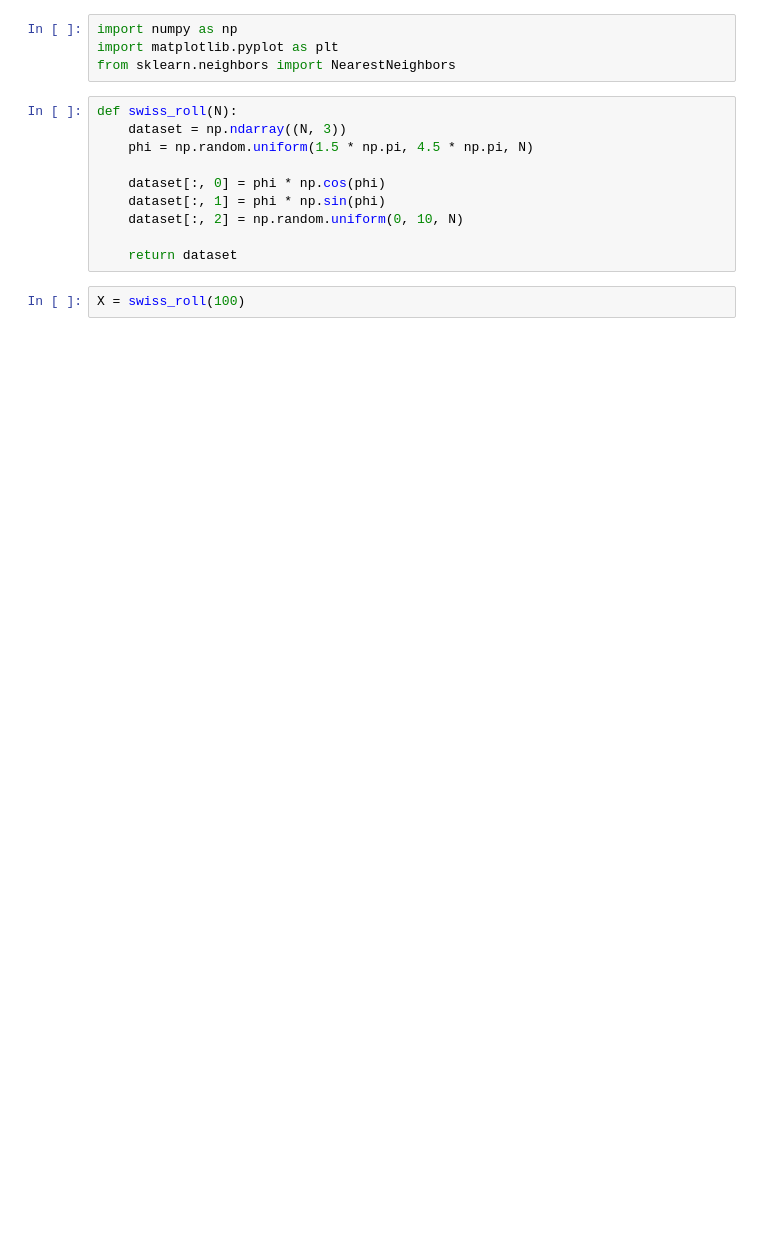
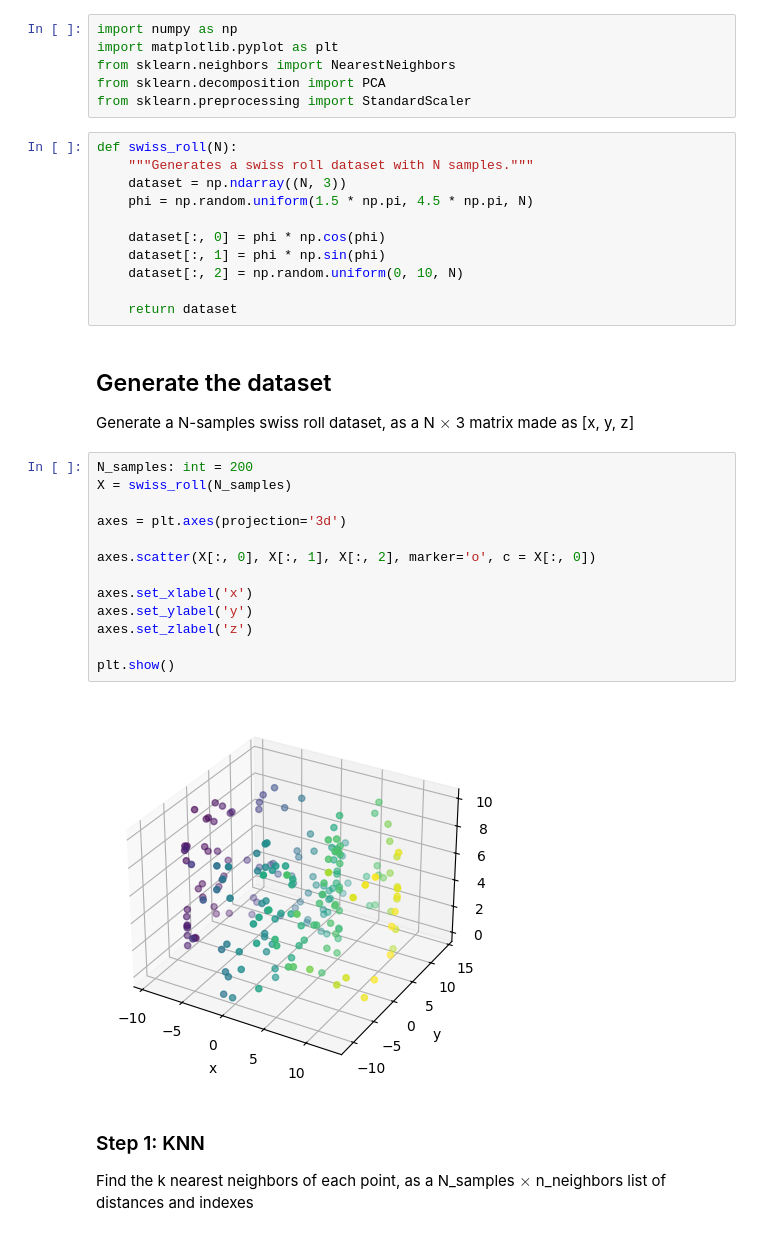
Before and after one commit to LisaDaVinchie/ManifoldSculpting, a Jupyter notebook: src/final_project.ipynb, the cells around one changed output. Cells and saved outputs as stored; diff of their text form; blank space fills up the shorter version.

```diff
--- a/src/final_project.ipynb
+++ b/src/final_project.ipynb
@@ -2,8 +2,11 @@
 import numpy as np
 import matplotlib.pyplot as plt
 from sklearn.neighbors import NearestNeighbors
+from sklearn.decomposition import PCA
+from sklearn.preprocessing import StandardScaler
 # %%
 def swiss_roll(N):
+    """Generates a swiss roll dataset with N samples."""
     dataset = np.ndarray((N, 3))
     phi = np.random.uniform(1.5 * np.pi, 4.5 * np.pi, N)
 
@@ -12,6 +15,26 @@ def swiss_roll(N):
     dataset[:, 2] = np.random.uniform(0, 10, N)
 
     return dataset
-# %%
-X = swiss_roll(100)
+# %% [markdown]
+## Generate the dataset
+Generate a N-samples swiss roll dataset, as a N $\times$ 3 matrix made as [x, y, z]
+# %%
+N_samples: int = 200
+X = swiss_roll(N_samples)
+
+axes = plt.axes(projection='3d')
+
+axes.scatter(X[:, 0], X[:, 1], X[:, 2], marker='o', c = X[:, 0])
+
+axes.set_xlabel('x')
+axes.set_ylabel('y')
+axes.set_zlabel('z')
+
+plt.show()
+# %% [output]
+[figure, added]
+# %% [markdown]
+### Step 1: KNN
+
+Find the k nearest neighbors of each point, as a N_samples $\times$ n_neighbors list of distances and indexes
 # %%
```
Also changed, not shown: parts of 14 cells of this notebook, 3 other files.
